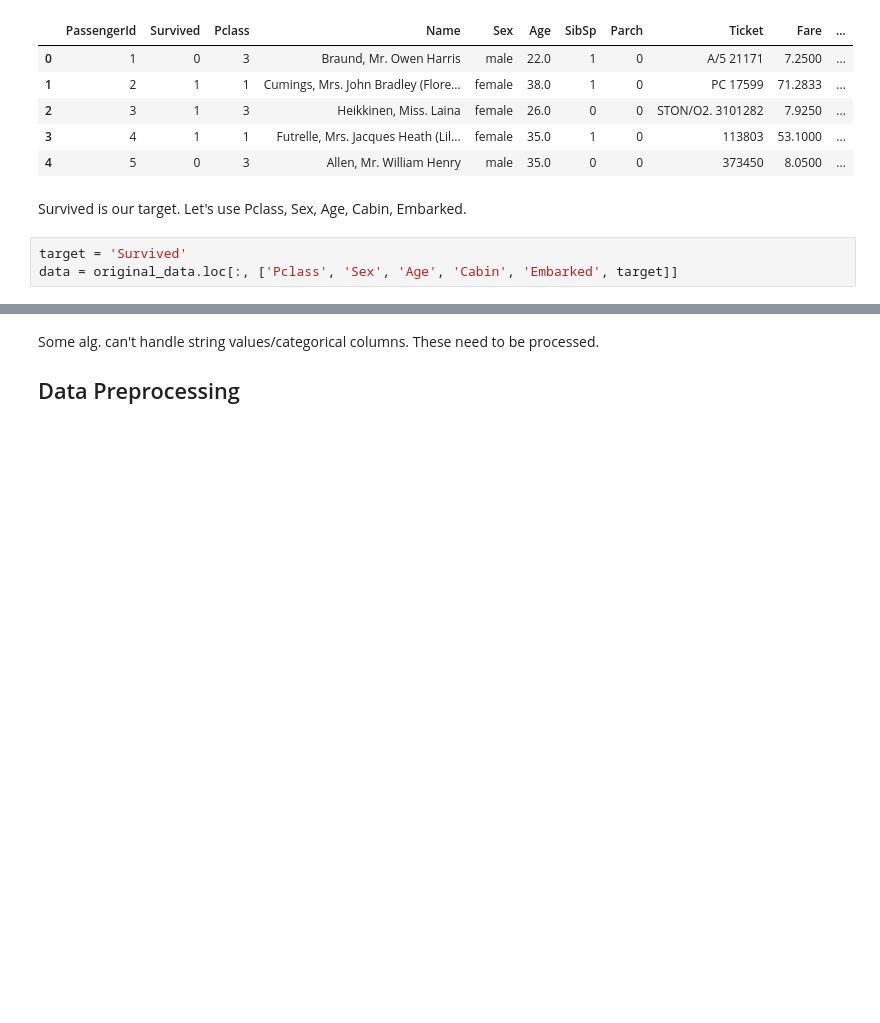
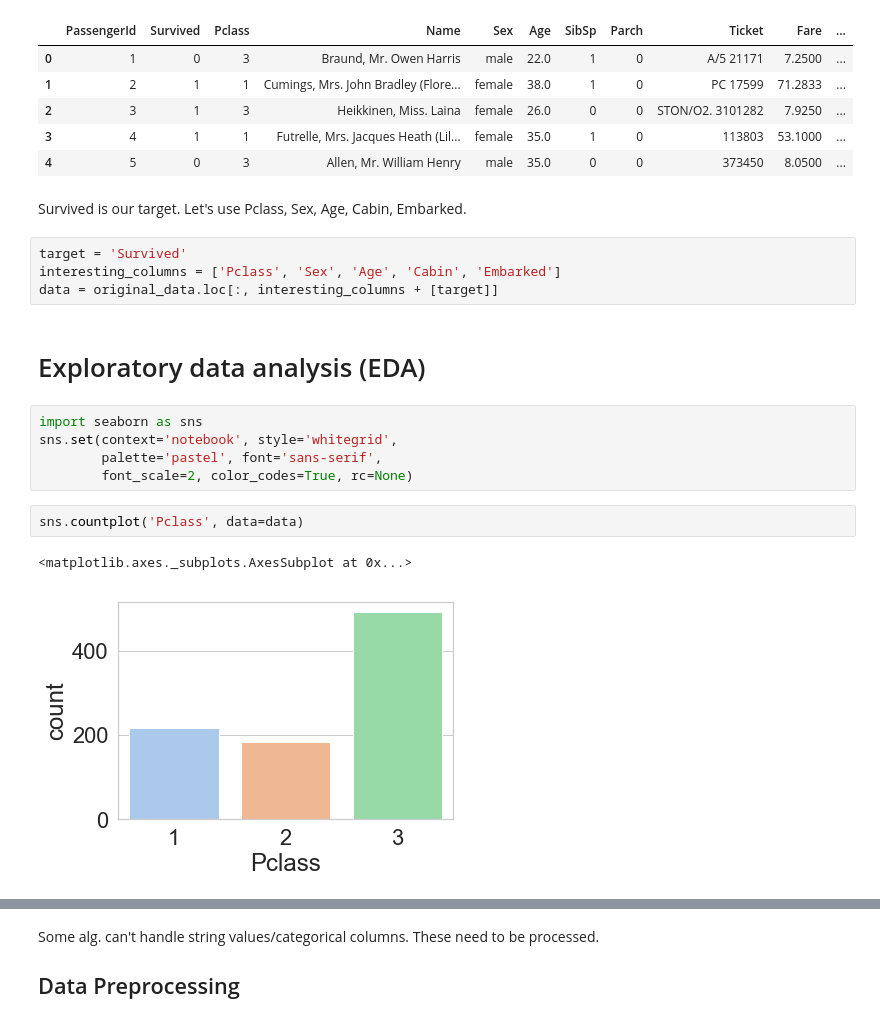
Before and after one commit to janderss0n/titanic_ml_example, a Jupyter notebook: Untitled.ipynb, the cells around one changed output, grey strips where cells are left out. Cells and saved outputs as stored; diff of their text form; blank space fills up the shorter version.

Commit message:
Created plots. Changed to random forest

```diff
--- a/Untitled.ipynb
+++ b/Untitled.ipynb
@@ -22,4 +24,17 @@ Survived is our target.
 Let's use Pclass, Sex, Age, Cabin, Embarked.
 # %%
 target = 'Survived'
-data = original_data.loc[:, ['Pclass', 'Sex', 'Age', 'Cabin', 'Embarked', target]]
+interesting_columns = ['Pclass', 'Sex', 'Age', 'Cabin', 'Embarked']
+data = original_data.loc[:, interesting_columns + [target]]
+# %% [markdown]
+# Exploratory data analysis (EDA)
+# %%
+import seaborn as sns
+sns.set(context='notebook', style='whitegrid',
+        palette='pastel', font='sans-serif',
+        font_scale=2, color_codes=True, rc=None)
+# %%
+sns.countplot('Pclass', data=data)
+# %% [output]
+<matplotlib.axes._subplots.AxesSubplot at 0x...>
+[figure, added]
```
Also changed, not shown: parts of 20 cells of this notebook.
